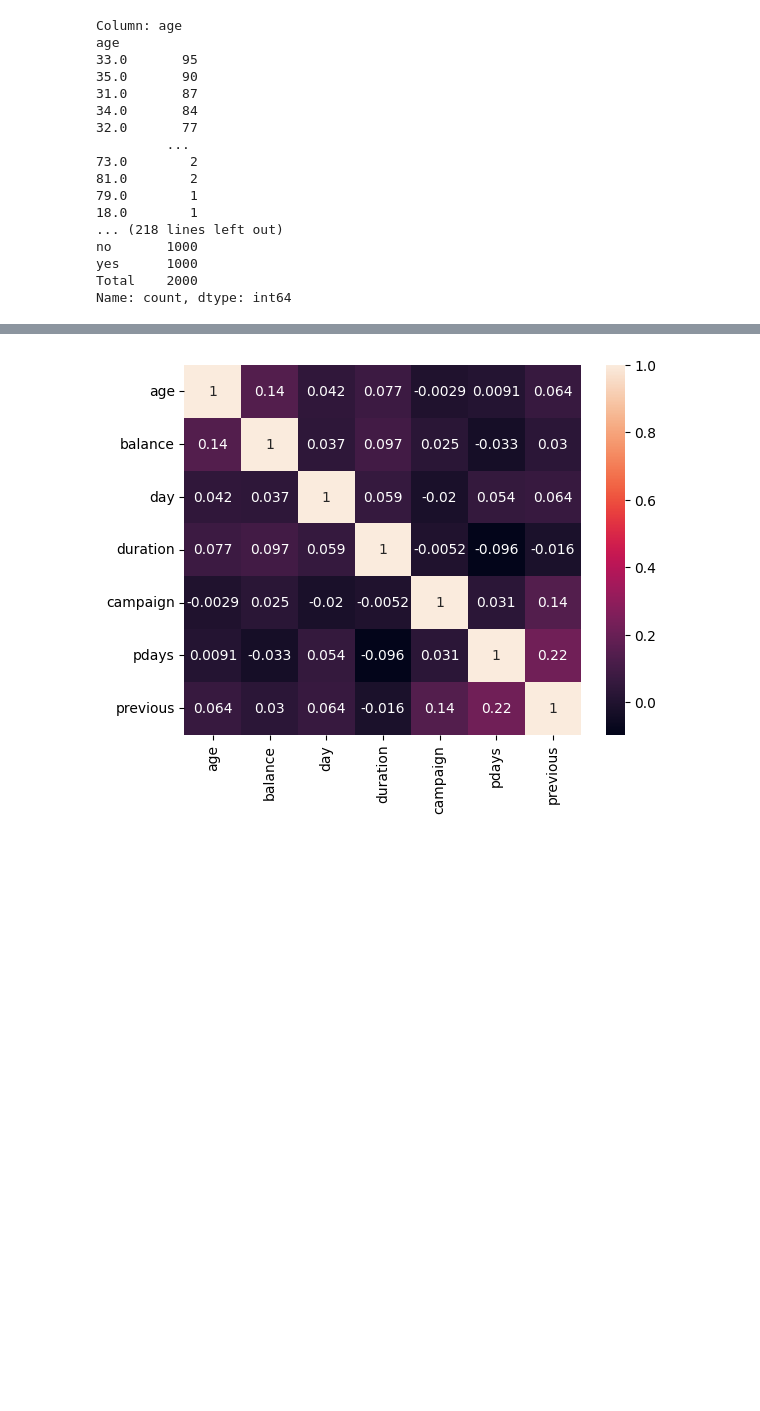
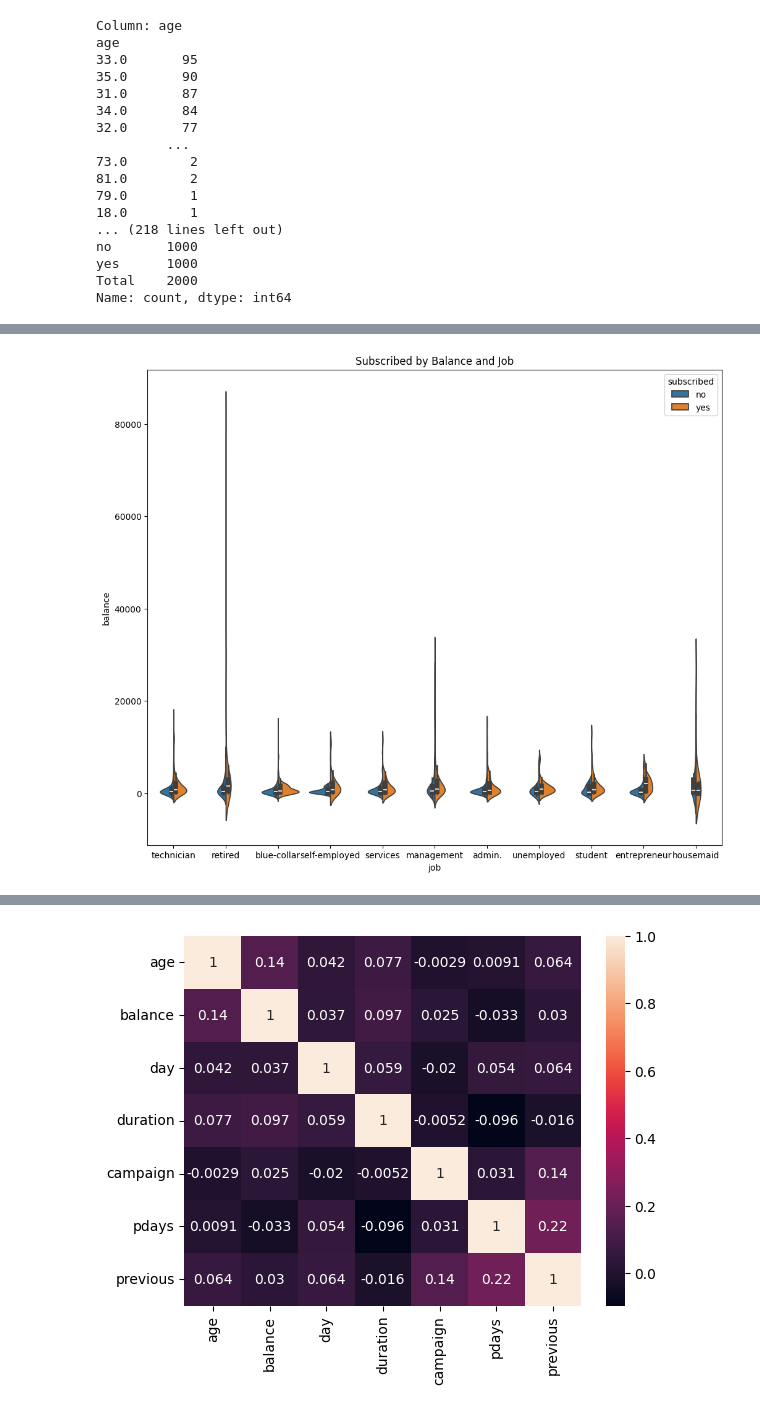
Before and after one commit to qaz73/ULAssignment-1, a Jupyter notebook: etivity1.ipynb, the cells around one changed output, grey strips where cells are left out. Saved outputs shown, nothing was run; the diff lists cells and outputs as text; code cells hidden in the pictures; blank space fills up the shorter version.

```diff
--- a/etivity1.ipynb
+++ b/etivity1.ipynb
@@ -159,0 +206,8 @@ Name: count, dtype: int64
+# %%
+
+plt.figure(figsize=(12,10))
+sns.violinplot(data=df, x='job', y='balance', hue='subscribed', split=True)
+plt.title('Subscribed by Balance and Job')
+plt.show()
+# %% [output]
+[figure, added]
```
Also changed, not shown: parts of 8 cells of this notebook.
